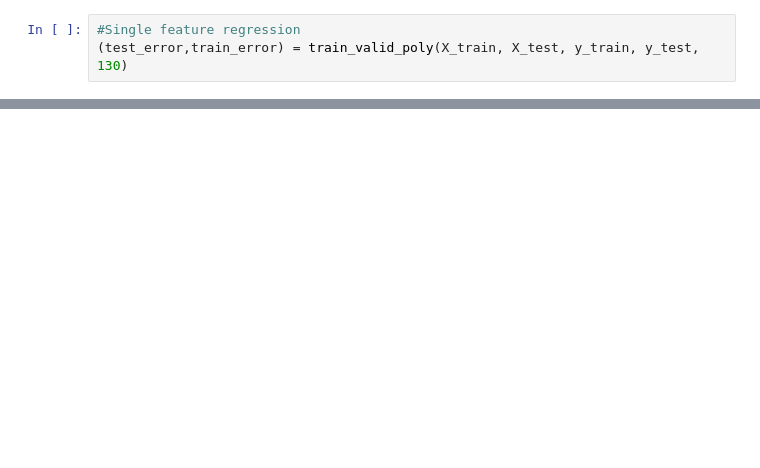
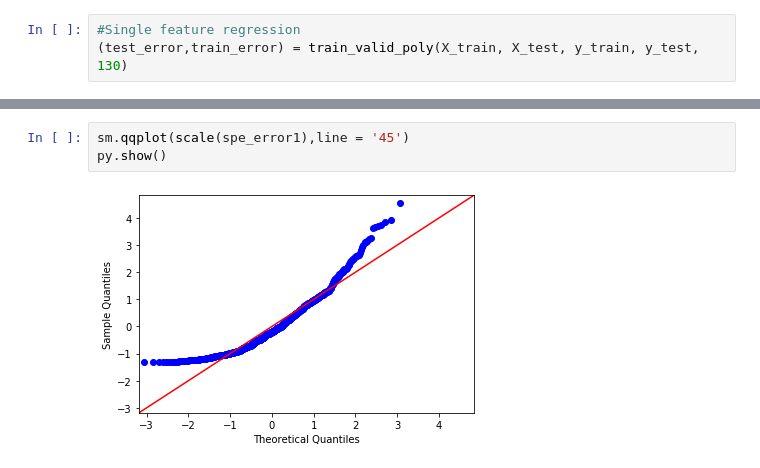
Before and after one commit to superp0tat0/Algorithms, a Jupyter notebook: Tradeoff_New/tradeoff.ipynb, the cells around one changed output, grey strips where cells are left out. Drawn from its saved outputs; the diff is of its cells as text; blank space fills up the shorter version.

```diff
--- a/Tradeoff_New/tradeoff.ipynb
+++ b/Tradeoff_New/tradeoff.ipynb
@@ -124,0 +132,5 @@ print(test_error[11]) #minimum before peak
+# %%
+sm.qqplot(scale(spe_error1),line = '45')
+py.show()
+# %% [output]
+[figure, added]
```
Also changed, not shown: parts of 9 cells of this notebook, 4 other files.
